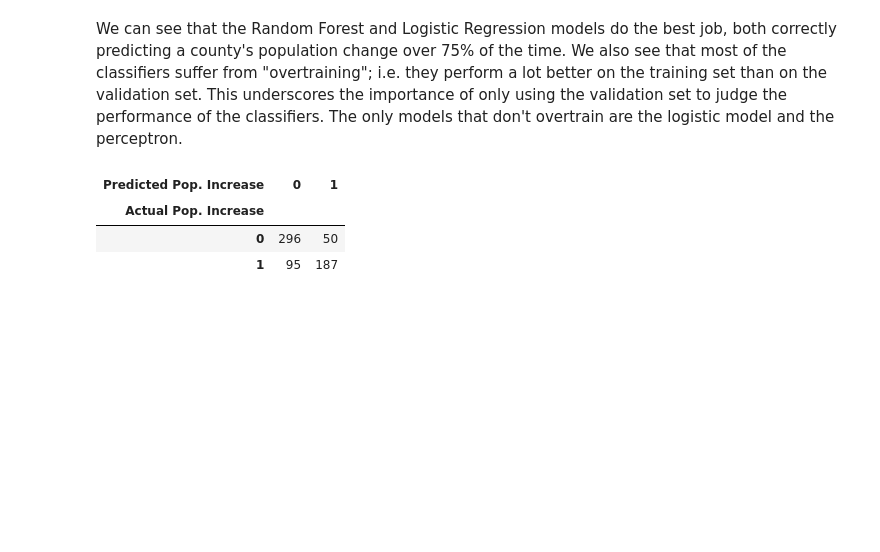
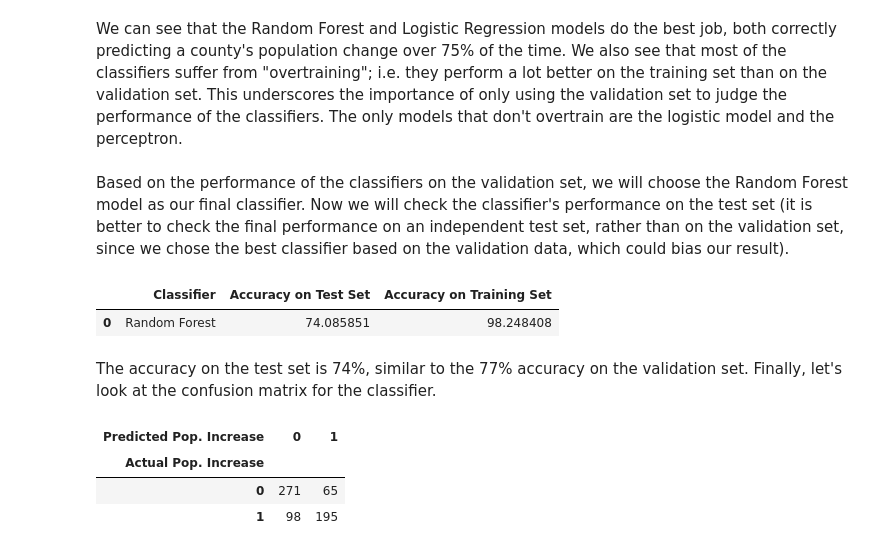
Before and after one commit to belindquist/DataScienceProjects, a Jupyter notebook: UScountyPop/CountyStudy.ipynb, the cells around one changed output. Cells and saved outputs as stored; diff of their text form; code cells hidden in the pictures; blank space fills up the shorter version.

```diff
--- a/UScountyPop/CountyStudy.ipynb
+++ b/UScountyPop/CountyStudy.ipynb
@@ -379,6 +371,9 @@ train_y = train['PopIncreased']
 
 validate_x = validate.drop(['PopIncreased'],axis=1)
 validate_y = validate['PopIncreased']
+
+test_x = test.drop(['PopIncreased'],axis=1)
+test_y = test['PopIncreased']
 # %% [markdown]
 Now we set up a function to train our classifier on the training data, and then calculate the fraction of the time that the classifier correctly predicts PopIncreased for the validation data and for the training data.
 # %%
@@ -423,14 +418,28 @@ dfResults
 | 4 | Perceptron | 55.095541 | 54.830149 |
 # %% [markdown]
 We can see that the Random Forest and Logistic Regression models do the best job, both correctly predicting a county's population change over 75% of the time.  We also see that most of the classifiers suffer from "overtraining"; i.e. they perform a lot better on the training set than on the validation set.  This underscores the importance of only using the validation set to judge the performance of the classifiers.  The only models that don't overtrain are the logistic model and the perceptron.
+# %% [markdown]
+Based on the performance of the classifiers on the validation set, we will choose the Random Forest model as our final classifier.  Now we will check the classifier's performance on the test set (it is better to check the final performance on an independent test set, rather than on the validation set, since we chose the best classifier based on the validation data, which could bias our result).
+# %%
+finalResults=[] #pd.DataFrame(columns=['Accuracy on Test Set','Accuracy on Training Set'])
+
+tool = RandomForestClassifier(random_state=randomCode)
+AddClassifier(tool, train_x, train_y, test_x, test_y, finalResults,"Random Forest")
+columnLabels2=['Classifier','Accuracy on Test Set','Accuracy on Training Set']
+dfResults2=pd.DataFrame.from_records(finalResults,columns=columnLabels2)
+dfResults2
+# %% [output]
+|  | Classifier | Accuracy on Test Set | Accuracy on Training Set |
+| 0 | Random Forest | 74.085851 | 98.248408 |
+# %% [markdown]
+The accuracy on the test set is 74%, similar to the 77% accuracy on the validation set.  Finally, let's look at the confusion matrix for the classifier.
 # %%
-tool = RandomForestClassifier(random_state=randomCode)
 tool.fit(train_x,train_y)
-pred_rf = tool.predict(validate_x)
+pred_rf = tool.predict(test_x)
 
-pd.crosstab(validate['PopIncreased'],pred_rf,rownames=['Actual Pop. Increase'],colnames=['Predicted Pop. Increase'])
+pd.crosstab(test['PopIncreased'],pred_rf,rownames=['Actual Pop. Increase'],colnames=['Predicted Pop. Increase'])
 # %% [output]
 | Predicted Pop. Increase | 0 | 1 |
 | Actual Pop. Increase |  |  |
-| 0 | 296 | 50 |
-| 1 | 95 | 187 |
+| 0 | 271 | 65 |
+| 1 | 98 | 195 |
```
Also changed, not shown: parts of 6 cells of this notebook, 1 other file.
